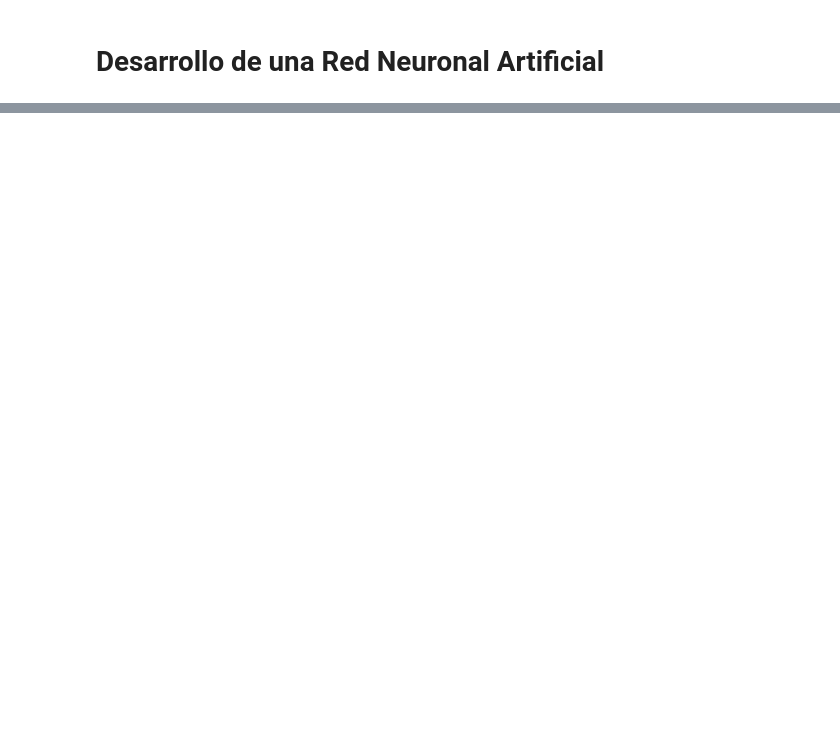
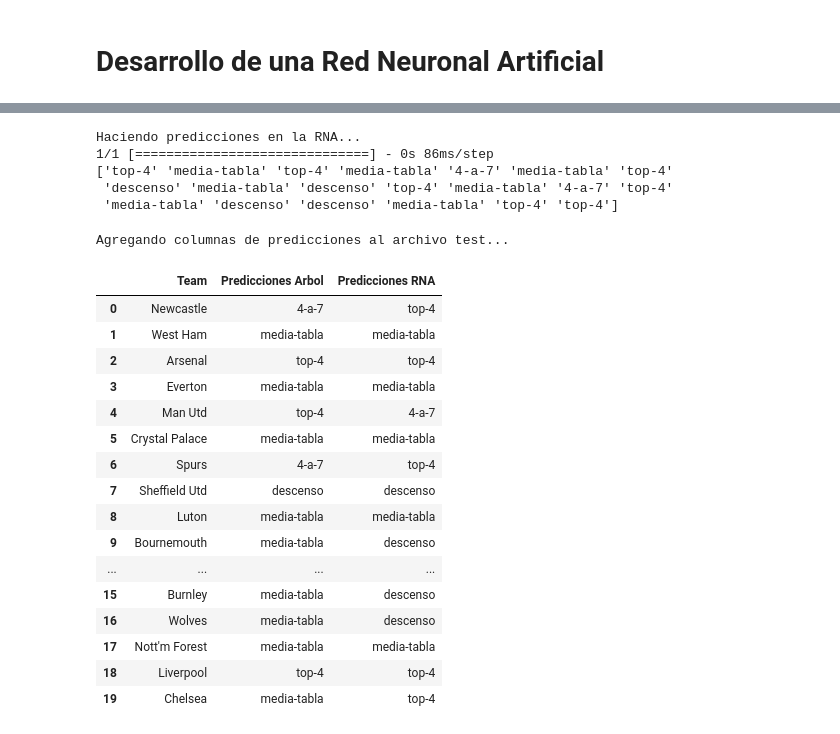
Before and after one commit to simonfredes/IA-Machine-Learning, a Jupyter notebook: Template.ipynb, the cells around one changed output, grey strips where cells are left out. Cells and saved outputs as stored; diff of their text form; code cells hidden in the pictures; blank space fills up the shorter version.

```diff
--- a/Template.ipynb
+++ b/Template.ipynb
@@ -471,0 +579,60 @@ Position_media-tabla       1.00      0.96      0.98       114
+# %%
+## MinMaxScaler para el predict de la RNA
+scaler = MinMaxScaler(feature_range = (-1, 1))
+
+# El scaler se ajusta sobre los datos de validacion df_futbol_test.
+df_test_scal = scaler.fit_transform(df_futbol_test)
+# %%
+print("Haciendo predicciones en la RNA...")
+predicciones_red_neuronal = model.predict(df_test_scal)
+
+# Limitar la cantidad de predicciones a 20
+max_predicciones = 20
+clases_predichas_red_neuronal = np.argmax(predicciones_red_neuronal, axis=1)[:max_predicciones]
+
+etiquetas_originales = np.array(["4-a-7", "descenso", "media-tabla", "top-4"])
+
+etiquetas_predichas_red_neuronal = etiquetas_originales[clases_predichas_red_neuronal]
+
+print(etiquetas_predichas_red_neuronal)
+# %% [output]
+Haciendo predicciones en la RNA...
+1/1 [==============================] - 0s 86ms/step
+['top-4' 'media-tabla' 'top-4' 'media-tabla' '4-a-7' 'media-tabla' 'top-4'
+ 'descenso' 'media-tabla' 'descenso' 'top-4' 'media-tabla' '4-a-7' 'top-4'
+ 'media-tabla' 'descenso' 'descenso' 'media-tabla' 'top-4' 'top-4']
+# %%
+print("Agregando columnas de predicciones al archivo test...")
+df_test_entrega = pd.read_csv('./football_test.csv')
+
+#print(predicciones_arbol)
+
+df_test_entrega['Predicciones Arbol'] = df['Nuevo_Valor']
+
+df_test_entrega['Predicciones RNA'] = etiquetas_predichas_red_neuronal
+
+# Guardamos el dataframe como un archivo csv.
+# Vas a encontrar el archivo csv en la parte de "Archivos" en el panel de la izquierda.
+df_test_entrega.to_csv('df_test_entrega.csv', index = False)
+#df_test_entrega.head(60)
+df_print = df_test_entrega[['Team', 'Predicciones Arbol','Predicciones RNA']]
+df_print.head(20)
+# %% [output]
+Agregando columnas de predicciones al archivo test...
+|  | Team | Predicciones Arbol | Predicciones RNA |
+| 0 | Newcastle | 4-a-7 | top-4 |
+| 1 | West Ham | media-tabla | media-tabla |
+| 2 | Arsenal | top-4 | top-4 |
+| 3 | Everton | media-tabla | media-tabla |
+| 4 | Man Utd | top-4 | 4-a-7 |
+| 5 | Crystal Palace | media-tabla | media-tabla |
+| 6 | Spurs | 4-a-7 | top-4 |
+| 7 | Sheffield Utd | descenso | descenso |
+| 8 | Luton | media-tabla | media-tabla |
+| 9 | Bournemouth | media-tabla | descenso |
+| ... | ... | ... | ... |
+| 15 | Burnley | media-tabla | descenso |
+| 16 | Wolves | media-tabla | descenso |
+| 17 | Nott'm Forest | media-tabla | media-tabla |
+| 18 | Liverpool | top-4 | top-4 |
+| 19 | Chelsea | media-tabla | top-4 |
```
Also changed, not shown: parts of 18 cells of this notebook, 2 other files.
